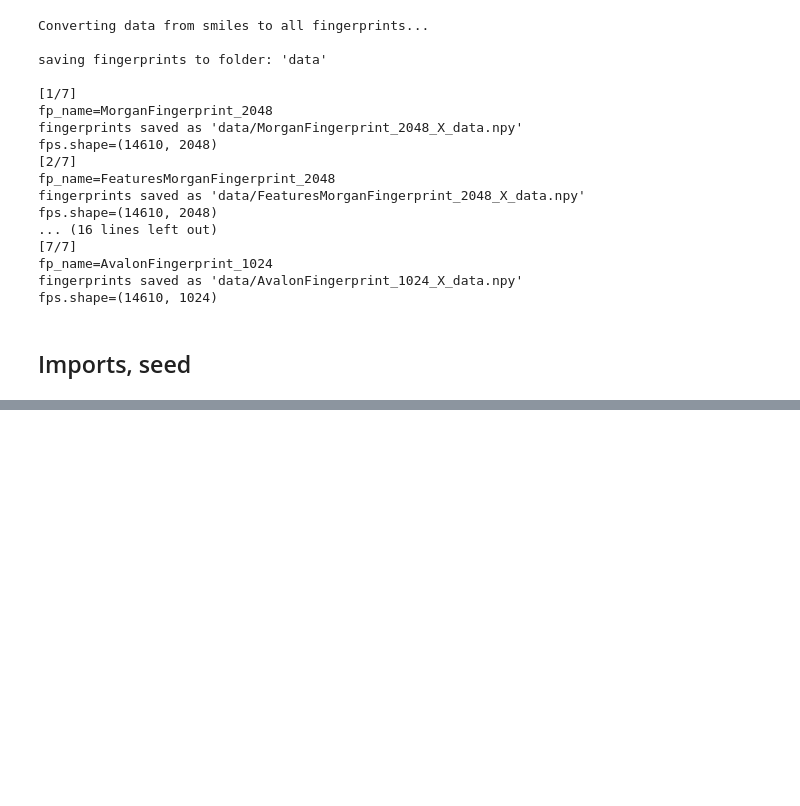
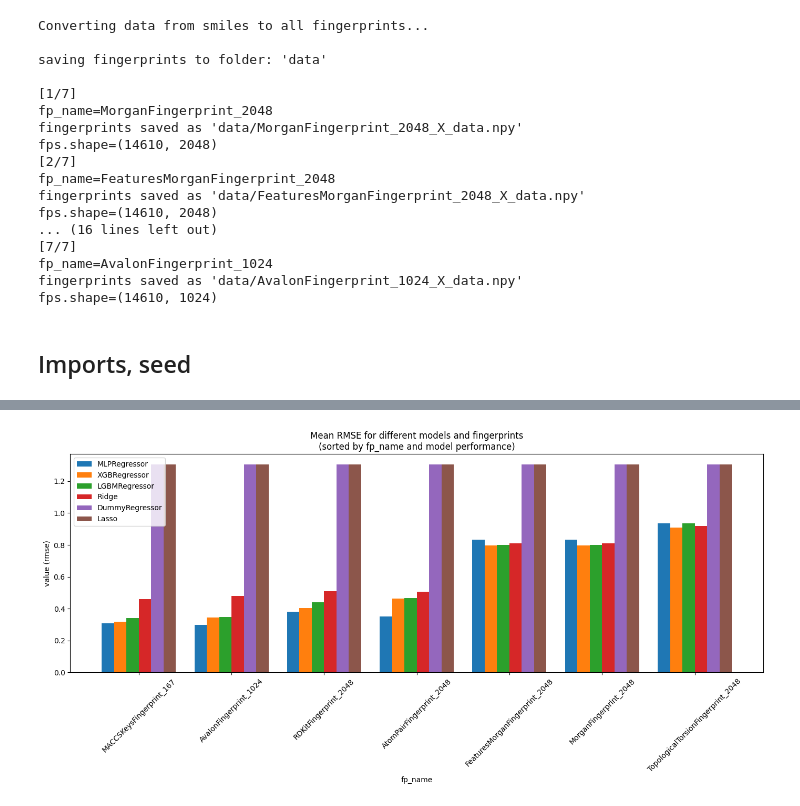
Before and after one commit to mvgolubev99/kaggle-chemical-structure-and-logp, a Jupyter notebook: interaction.ipynb, the cells around one changed output, grey strips where cells are left out. Saved outputs shown, nothing was run; the diff lists cells and outputs as text; code cells hidden in the pictures; blank space fills up the shorter version.

```diff
--- a/interaction.ipynb
+++ b/interaction.ipynb
@@ -428,0 +198,12 @@ best_on_val_bootstrap_score {'metric_name': 'root_mean_squared_error', 'score_me
+# %%
+import ast
+
+df = pd.read_csv("./results/grid_search_all_fp_default_models/grid_search_all_fp_default_models_all_trials_results.csv")
+df["fp_name"] = df["params"].apply(
+    lambda params: ast.literal_eval(params).get('data_representation').get('fp_name_or_path')
+)
+df["model"] = df["params"].apply(
+    lambda params: ast.literal_eval(params).get('model').rsplit(".", 1)[1]
+)
+df.drop("params", axis=1, inplace=True)
+print(df)
@@ -428,0 +228,41 @@ best_on_val_bootstrap_score {'metric_name': 'root_mean_squared_error', 'score_me
+# %%
+# --- 1. sort fp_name groups by their mean rmse ---
+fp_means = df.groupby("fp_name")["value"].mean().sort_values()
+sorted_fps = fp_means.index.tolist()
+
+# --- 2. sort models by mean rmse across all fp_name ---
+model_means = df.groupby("model")["value"].mean().sort_values()
+sorted_models = model_means.index.tolist()
+
+# --- pivot values ---
+pivot_df = df.groupby(["fp_name", "model"])["value"].mean().unstack()
+
+# reorder rows (fps) and columns (models)
+pivot_df = pivot_df.loc[sorted_fps, sorted_models]
+
+# --- plotting ---
+plt.figure(figsize=(14, 7))
+
+models = sorted_models
+n_models = len(models)
+x = np.arange(len(sorted_fps))
+width = 0.8 / n_models
+
+# plot in the same order for each fp_name
+for i, model in enumerate(models):
+    plt.bar(
+        x + i * width,
+        pivot_df[model],
+        width=width,
+        label=model
+    )
+
+plt.xticks(x + width * (n_models - 1) / 2, sorted_fps, rotation=45)
+plt.ylabel("value (rmse)")
+plt.xlabel("fp_name")
+plt.title("Mean RMSE for different models and fingerprints\n(sorted by fp_name and model performance)")
+plt.legend()
+plt.tight_layout()
+plt.show()
+# %% [output]
+[figure, added]
```
Also changed, not shown: parts of 67 cells of this notebook.
